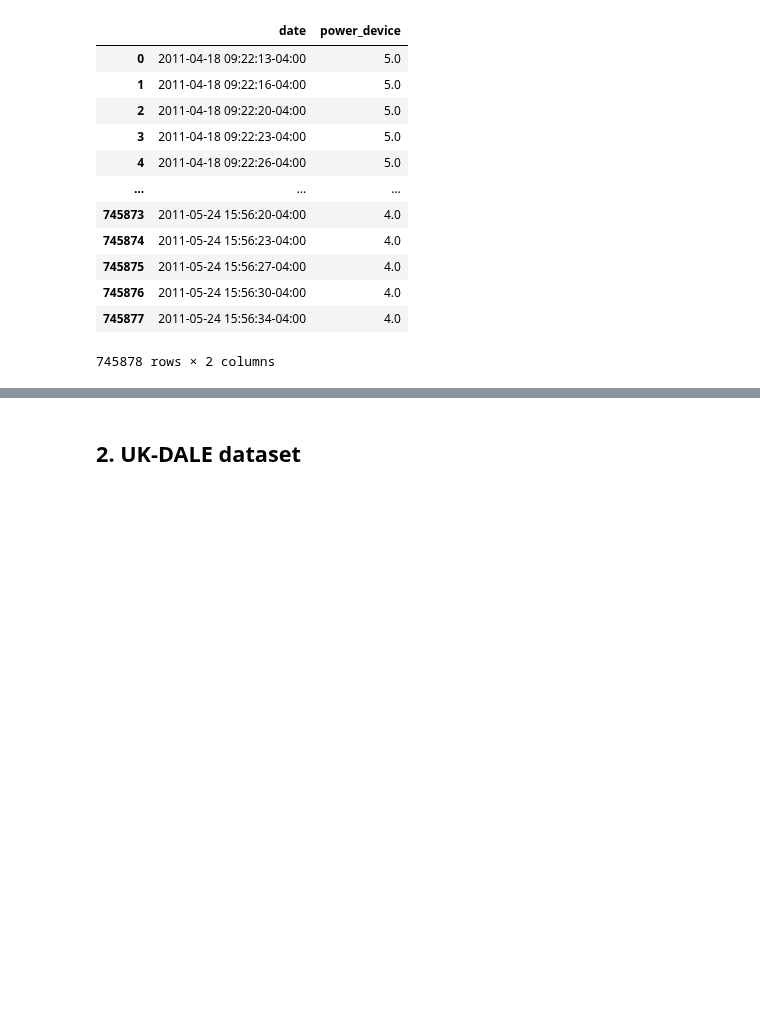
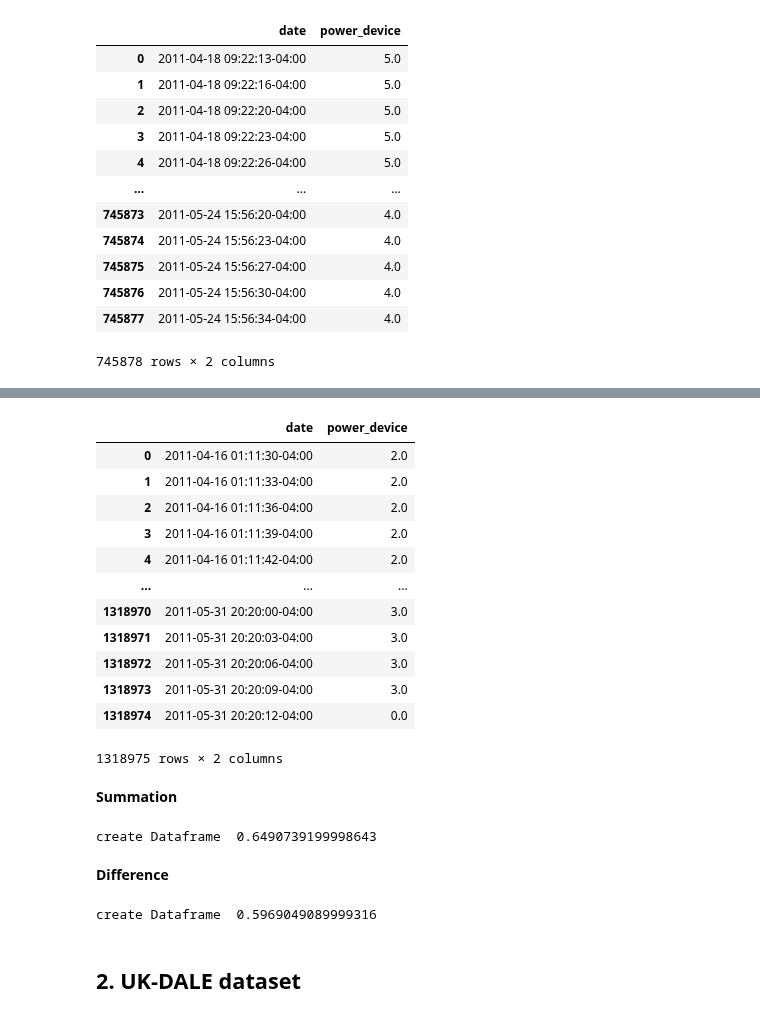
Before and after one commit to Gracepicharporn/Data-Science-project, a Jupyter notebook: nilmtk_REDD.ipynb, the cells around one changed output, grey strips where cells are left out. Saved outputs shown, nothing was run; the diff lists cells and outputs as text; code cells hidden in the pictures; blank space fills up the shorter version.

```diff
--- a/nilmtk_REDD.ipynb
+++ b/nilmtk_REDD.ipynb
@@ -1193,0 +1412,22 @@ microwave_building1.to_csv('REDD-microwave_building1.csv')
+# %%
+microwave_across_building = pd.DataFrame(microwave_across_building)
+microwave_across_building.index.name = 'date'
+microwave_across_building.columns = ['power_device']
+microwave_across_building['power_device'] = microwave_across_building['power_device'].fillna(0)
+microwave_across_building= microwave_across_building.reset_index()
+# %%
+microwave_across_building
+# %% [output]
+|  | date | power_device |
+| 0 | 2011-04-16 01:11:30-04:00 | 2.0 |
+| 1 | 2011-04-16 01:11:33-04:00 | 2.0 |
+| 2 | 2011-04-16 01:11:36-04:00 | 2.0 |
+| 3 | 2011-04-16 01:11:39-04:00 | 2.0 |
+| 4 | 2011-04-16 01:11:42-04:00 | 2.0 |
+| ... | ... | ... |
+| 1318970 | 2011-05-31 20:20:00-04:00 | 3.0 |
+| 1318971 | 2011-05-31 20:20:03-04:00 | 3.0 |
+| 1318972 | 2011-05-31 20:20:06-04:00 | 3.0 |
+| 1318973 | 2011-05-31 20:20:09-04:00 | 3.0 |
+| 1318974 | 2011-05-31 20:20:12-04:00 | 0.0 |
+1318975 rows × 2 columns
@@ -1194,3 +1436,15 @@ microwave_building1.to_csv('REDD-microwave_building1.csv')
+# %% [markdown]
+**Summation**
+# %%
+ceated_deactiveimage_acrossbuliding(reedd_allpowerseries, microwave_across_building)
+# %% [output]
+create Dataframe  0.6490739199998643
+# %% [markdown]
+**Difference**
+# %%
+ceated_deactiveimage_acrossbuliding2(reedd_allpowerseries, microwave_across_building)
+# %% [output]
+create Dataframe  0.5969049089999316
 # %% [markdown]
 ## 2. UK-DALE dataset
 # %%
```
Also changed, not shown: parts of 27 cells of this notebook, 1 other file.
